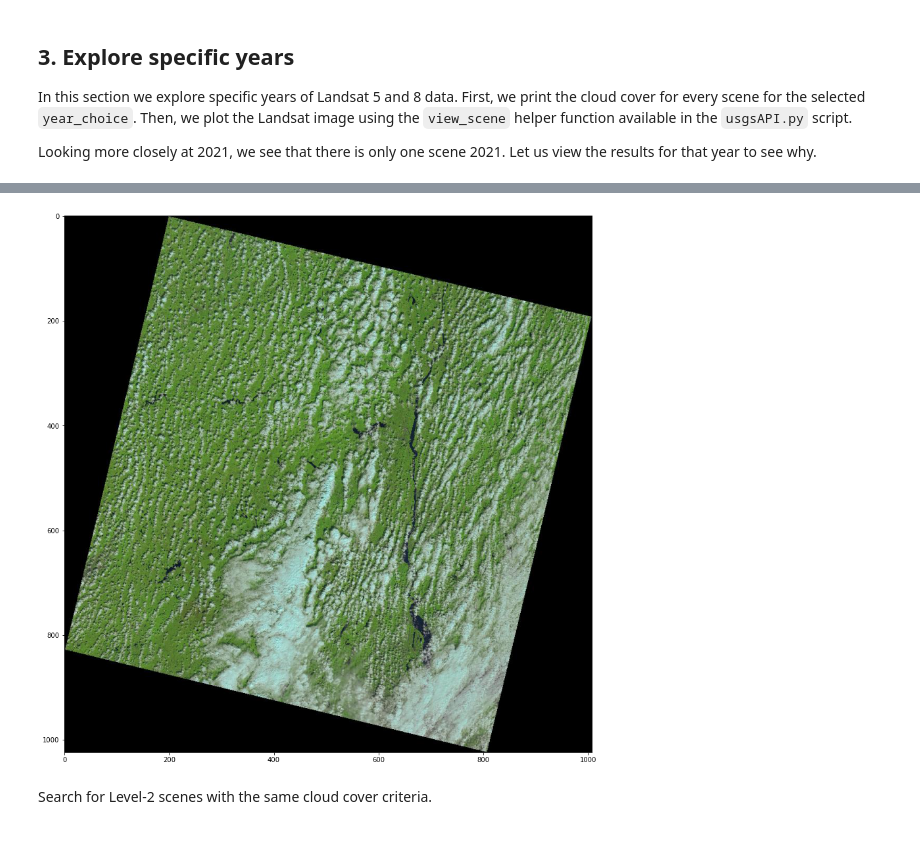
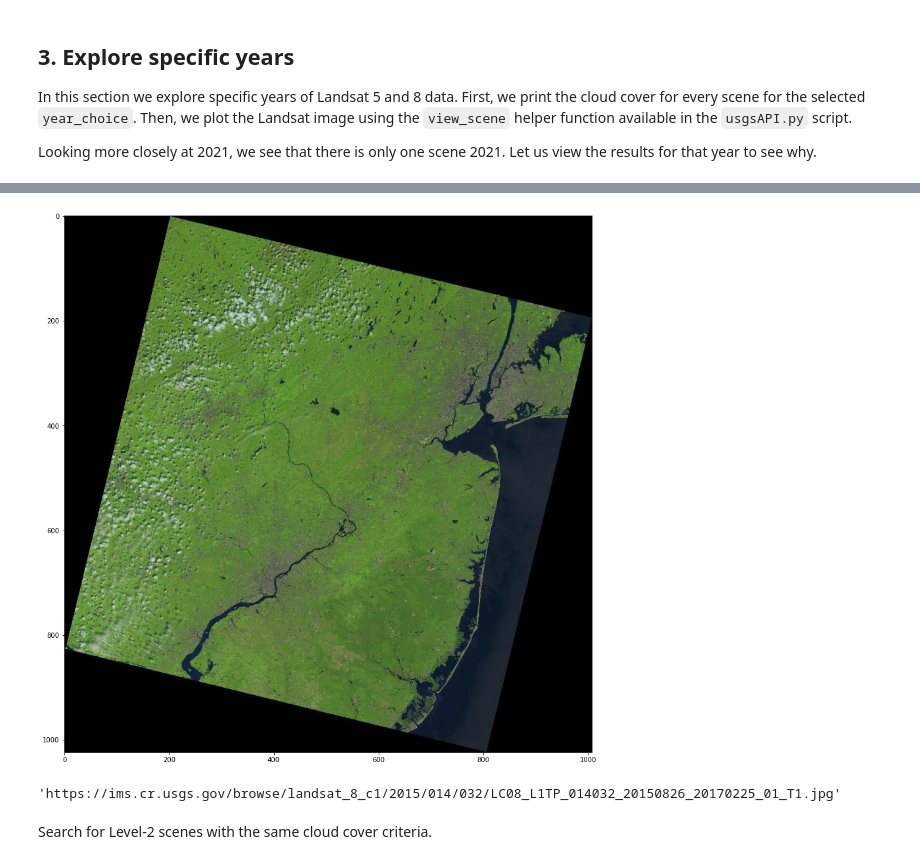
Before and after one commit to aderras/nyc-lst-ndvi, a Jupyter notebook: 00-notebooks/1_find-scenes.ipynb, the cells around one changed output, grey strips where cells are left out. Saved outputs shown, nothing was run; the diff lists cells and outputs as text; code cells hidden in the pictures.

Commit message:
printing scene ids for simplicity

```diff
--- a/00-notebooks/1_find-scenes.ipynb
+++ b/00-notebooks/1_find-scenes.ipynb
@@ -194,14 +215,18 @@ Number of scenes =  28
 # %%
 """
 Select a scene by choosing a number between 0 and (number of scenes)-1
 """
-scene_selection = 3
+scene_selection = 9
 
 plt.rcParams["figure.figsize"] = (15,15)
 
-usgsAPI.view_scene(scenes_subset[scene_selection])
+url = usgsAPI.view_scene(scenes_subset[scene_selection])
 # %% [output]
-[figure, old version]
+[figure, new version]
+# %%
+scenes_subset[scene_selection]["browse"][0]["browsePath"]
+# %% [output]
+'https://ims.cr.usgs.gov/browse/landsat_8_c1/2015/014/032/LC08_L1TP_014032_20150826_20170225_01_T1.jpg'
 # %% [markdown]
 Search for Level-2 scenes with the same cloud cover criteria.
 # %% [markdown]
```
Also changed, not shown: parts of 3 cells of this notebook.
